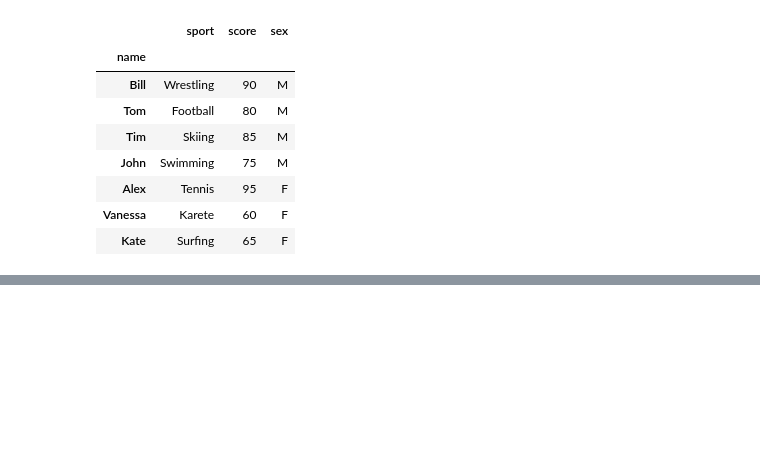
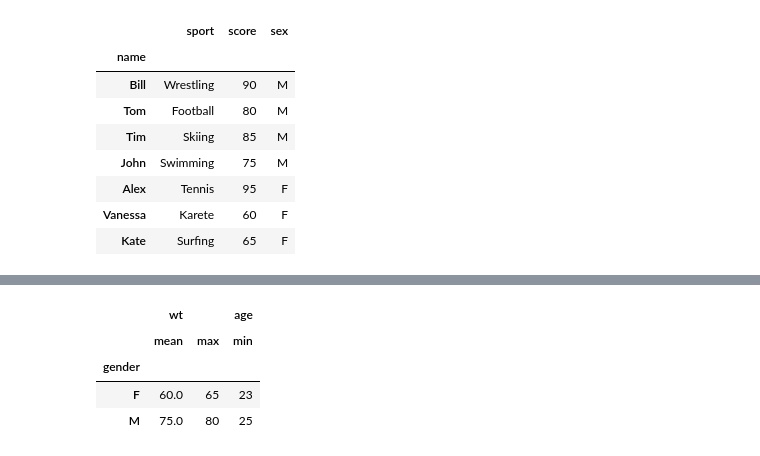
Before and after one commit to Chekuru-Ravi/hello-world, a Jupyter notebook: 2_DataFrames.ipynb, the cells around one changed output, grey strips where cells are left out. Cells and saved outputs as stored; diff of their text form; code cells hidden in the pictures; blank space fills up the shorter version.

```diff
--- a/2_DataFrames.ipynb
+++ b/2_DataFrames.ipynb
@@ -210,0 +262,9 @@ df
+# %%
+df.groupby('gender')[['wt', 'age']].agg({'wt': ['mean', 'max'], 'age': ['min']})
+#
+# %% [output]
+|  | wt |  | age |
+|  | mean | max | min |
+| gender |  |  |  |
+| F | 60.0 | 65 | 23 |
+| M | 75.0 | 80 | 25 |
```
Also changed, not shown: parts of 8 cells of this notebook.
